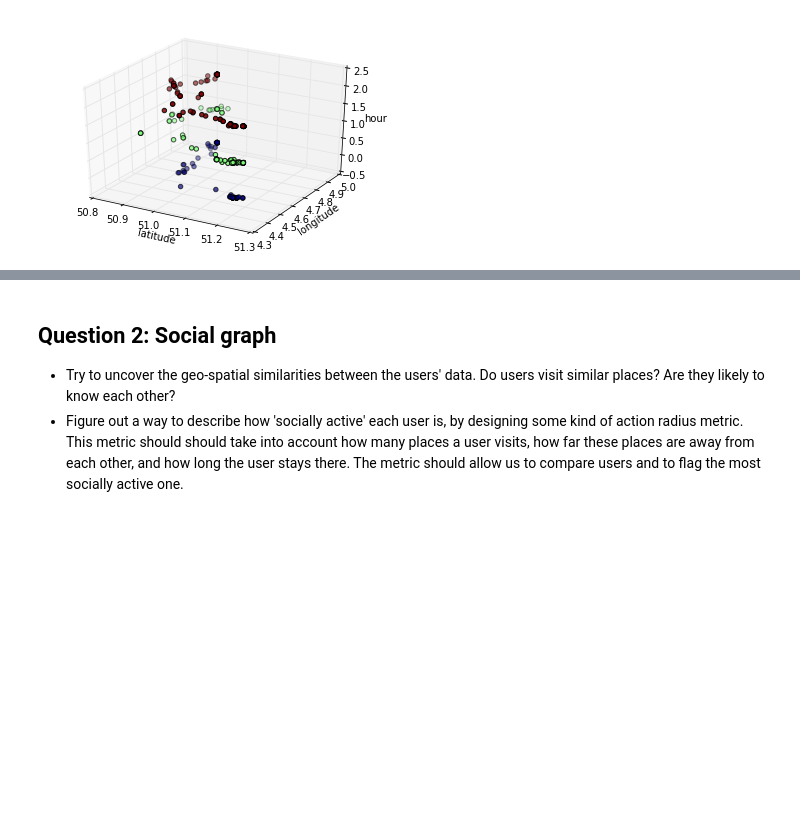
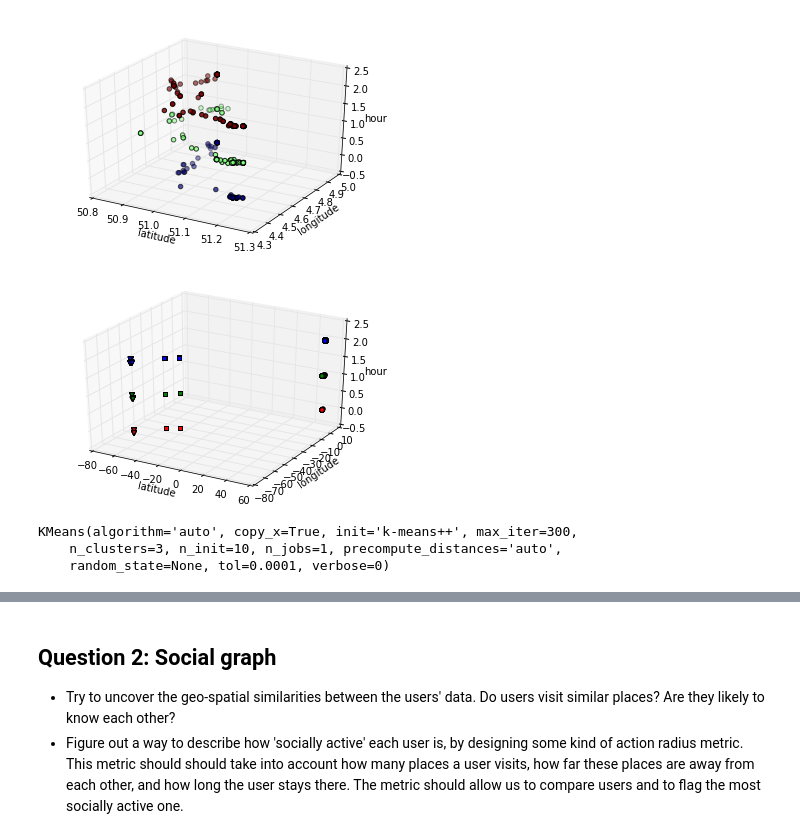
Before and after one commit to vinhqdang/personal_tracking_analysis, a Jupyter notebook: JDS_technical_assignment.ipynb, the cells around one changed output, grey strips where cells are left out. Saved outputs shown, nothing was run; the diff lists cells and outputs as text; code cells hidden in the pictures; blank space fills up the shorter version.

```diff
--- a/JDS_technical_assignment.ipynb
+++ b/JDS_technical_assignment.ipynb
@@ -199,3 +191,40 @@ plot3d(person2)
 plot3d(person3)
 # %% [output]
 [figure]
+# %%
+# try with k-means
+def plot3d_kmean (df):
+    # plot moves of a person in 3d style with time information
+    fig = plt.figure()
+    ax = fig.add_subplot(111, projection='3d')
+
+    trans_markers = {0:'o',1:'v',2:'s'}
+    trans_colors = {0:'r',1:'g',2:'b'}
+
+    for i in xrange (len (df.index)):
+        ax.scatter (df.iloc[i]['latitude'], df.iloc[i]['longitude'], df.iloc[i]['day_part'],
+                    c = trans_colors[df.iloc[i]['day_part']],
+                    marker = trans_markers[df.iloc[i]['labels']])
+
+    ax.set_xlabel('latitude')
+    ax.set_ylabel('longitude')
+    ax.set_zlabel('hour')
+
+    plt.show()
+
+def kmean (df):
+    km = KMeans (n_clusters = 3)
+    z = df.time.apply(lambda x:x.hour) / 8
+    z = z.astype (int)
+    df['day_part'] = z
+    km.fit (df[['latitude','longitude','day_part']])
+    df['labels'] = km.labels_
+    plot3d_kmean(df)
+    return km
+# %%
+kmean (person1)
+# %% [output]
+[figure, added]
+KMeans(algorithm='auto', copy_x=True, init='k-means++', max_iter=300,
+    n_clusters=3, n_init=10, n_jobs=1, precompute_distances='auto',
+    random_state=None, tol=0.0001, verbose=0)
```
Also changed, not shown: parts of 10 cells of this notebook.
